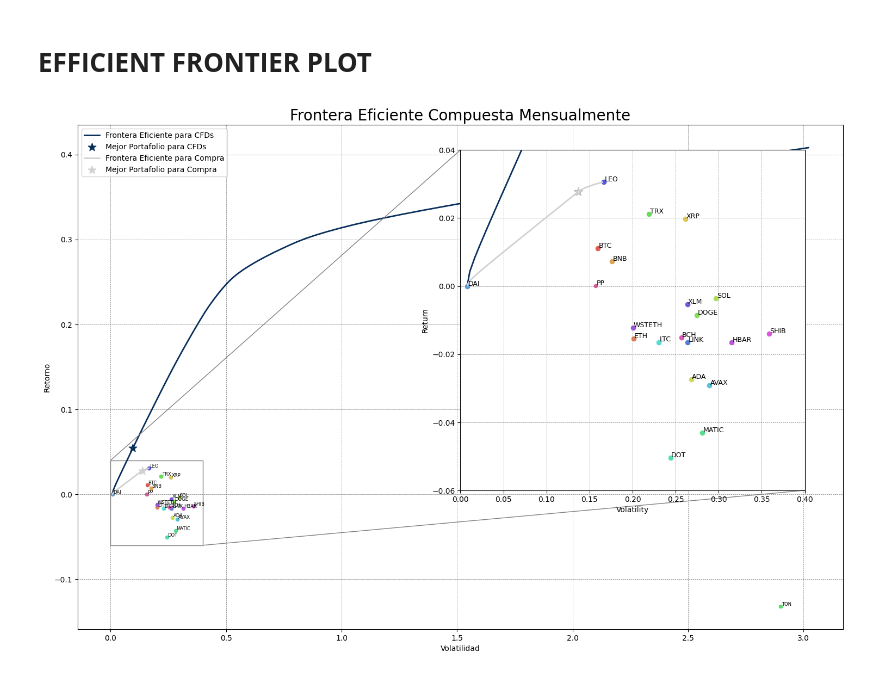
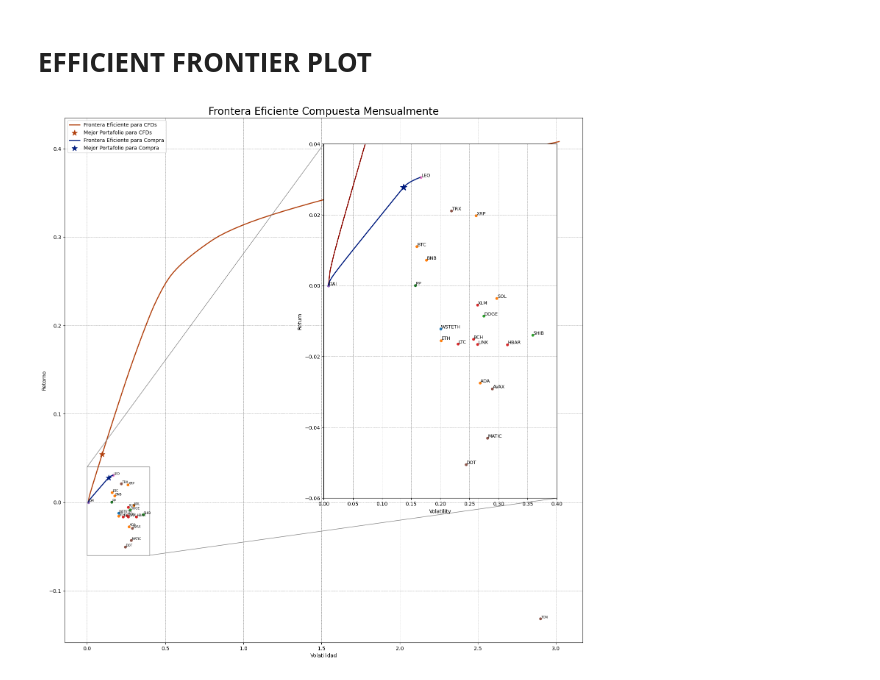
Before and after one commit to heritaco/Proyecto, a Jupyter notebook: 04-Crypto-Dashboard/04-Efficient-Frontier.ipynb, the cells around one changed output. Saved outputs shown, nothing was run; the diff lists cells and outputs as text; code cells hidden in the pictures.

```diff
--- a/04-Crypto-Dashboard/04-Efficient-Frontier.ipynb
+++ b/04-Crypto-Dashboard/04-Efficient-Frontier.ipynb
@@ -63,15 +63,15 @@ pprm = (1 + pprm) ** ( 30/len(ppr) ) - 1
 ewrs = ewrs * np.sqrt(30)
 pprs = pprs * np.sqrt(30)
 # %%
-# Set the color palette
-palette = sns.color_palette("hls", len(data_index.columns))
+# # Set the color palette
+# palette = sns.color_palette("tab10", len(data_index.columns))
 
 
 
 # ------------------- Efficient Frontier for CFDs -------------------
 
 # Plot the efficient frontier
-fig, ax = plt.subplots(figsize=(15, 10))                                # Create a figure and a set of subplots
+fig, ax = plt.subplots(figsize=(15, 15))                                # Create a figure and a set of subplots
 efcfdms = efcfd.deepcopy()                                              # Efficietn Frontier CFD Max Sharpe
 efcfdpl = efcfd.deepcopy()                                              # Efficient Frontier CFD Plot
 plotting.plot_efficient_frontier(efcfdpl, ax=ax, show_assets=False)     # Plot the efficient frontier (without the individual assets for now)
@@ -80,7 +80,7 @@ plotting.plot_efficient_frontier(efcfdpl, ax=ax, show_assets=False)     # Plot t
 # Change the line of the efficient frontier
 for line in ax.get_lines():
     if line.get_label() == 'Efficient frontier':
-        line.set_color('#082f5a')
+        line.set_color('#b1400d')
         line.set_linewidth(2)
         line.set_label("Frontera Eficiente para CFDs")
 
@@ -88,11 +88,13 @@ for line in ax.get_lines():
 # find the tangency portfolio and plot it
 efcfdms.max_sharpe()
 ret_tangent, std_tangent, _ = efcfdms.portfolio_performance()
-ax.scatter(std_tangent, ret_tangent, marker="*", s=120, c="#082f5a", label="Mejor Portafolio para CFDs")
+ax.scatter(std_tangent, ret_tangent, marker="*", s=120, c="#b1400d", label="Mejor Portafolio para CFDs")
 
 
 
 # ------------------- Efficient Frontier for Only Buy -------------------
+
+
 
 # Plot the efficient frontier
 efbuyms = efbuy.deepcopy()                                              # Efficient Frontier Buy Max Sharpe
@@ -103,33 +105,76 @@ plotting.plot_efficient_frontier(eybuypl, ax=ax, show_assets=False)     # Plot t
 # Change the line of the efficient frontier
 for line in ax.get_lines():
     if line.get_label() == 'Efficient frontier':
-        line.set_color('#d1d1d1')
+        line.set_color('#001c7f')
         line.set_linewidth(2)
         line.set_label("Frontera Eficiente para Compra")
 
 # find the tangency portfolio and plot it
 efbuyms.max_sharpe()
 ret_tangent, std_tangent, _ = efbuyms.portfolio_performance()
-ax.scatter(std_tangent, ret_tangent, marker="*", s=120, c="#d1d1d1", label="Mejor Portafolio para Compra")
+ax.scatter(std_tangent, ret_tangent, marker="*", s=120, c="#001c7f", label="Mejor Portafolio para Compra")
 
 
 
 # ------------------- Individual Assets -------------------
 
+
+classification = {
+    'BTC': 'Mayor Cap. Mercado',
+    'ETH': 'Mayor Cap. Mercado',
+    'USDT': 'Stablecoins',
+    'BNB': 'Mayor Cap. Mercado',
+    'USDC': 'Stablecoins',
+    'XRP': 'Mayor Cap. Mercado',
+    'ADA': 'Mayor Cap. Mercado',
+    'SOL': 'Mayor Cap. Mercado',
+    'DOGE': 'Memecoins',
+    'DAI': 'Stablecoins',
+    'TRX': 'Tokens Blockchain',
+    'TON': 'Tokens Blockchain',
+    'MATIC': 'Tokens Blockchain',
+    'DOT': 'Tokens Blockchain',
+    'AVAX': 'Tokens Blockchain',
+    'STETH': 'Tokens Blockchain',
+    'WSTETH': 'Activos Envueltos',
+    'SUI': 'Tokens Blockchain',
+    'WBTC': 'Activos Envueltos',
+    'WTRX': 'Activos Envueltos',
+    'LTC': 'Pagos & DeFi',
+    'LINK': 'Pagos & DeFi',
+    'XLM': 'Pagos & DeFi',
+    'HBAR': 'Pagos & DeFi',
+    'BCH': 'Pagos & DeFi',
+    'SHIB': 'Memecoins',
+    'LEO': 'Tokens de Exchange'
+}
+
 # Annotate each asset with its volatility (x) and expected return (y)
 asset_volatilities = np.sqrt(np.diag(s))
 asset_returns = np.array(mu)
 
+# Define unique categories and create a color palette based on classification
+palette = {
+    'Activos Envueltos': (0.12156862745098039, 0.4666666666666667, 0.7058823529411765),
+    'Mayor Cap. Mercado': (1.0, 0.4980392156862745, 0.054901960784313725),
+    'Memecoins': (0.17254901960784313, 0.6274509803921569, 0.17254901960784313),
+    'Pagos & DeFi': (0.8392156862745098, 0.15294117647058825, 0.1568627450980392),
+    'Stablecoins': (0.5803921568627451, 0.403921568627451, 0.7411764705882353),
+    'Tokens Blockchain': (0.5490196078431373, 0.33725490196078434, 0.29411764705882354),
+    'Tokens de Exchange': (0.8901960784313725, 0.4666666666666667, 0.7607843137254902)
+}
+
+# Annotate each asset with its volatility (x) and expected return (y)
 for i, txt in enumerate(data.columns):
+    category = classification.get(txt, "Unknown")
+    color = palette[category]
     ax.annotate(txt, (asset_volatilities[i], asset_returns[i]), xytext=(1, 1), textcoords='offset points', fontsize=6)
-    ax.scatter(asset_volatilities[i], asset_returns[i], marker='o', color=palette[i], s=20)
+    ax.scatter(asset_volatilities[i], asset_returns[i], marker='o', color=color, s=20)
 
-# add the equal weighted portfolio to the plot
-# ax.scatter(ewrs, ewrm, marker="o", s=20, color=palette[-1])
-ax.scatter(pprs, pprm, marker="o", s=20, color=palette[-2])
+# Add the equal weighted portfolio to the plot
+ax.scatter(pprs, pprm, marker="o", s=20, color='#12711c')
 
-# add text for the equal weighted portfolio
-# ax.annotate('EWP', (ewrs, ewrm), xytext=(1, 1), textcoords='offset points', fontsize=6)
+# Add text for the equal weighted portfolio
 ax.annotate('PP', (pprs, pprm), xytext=(1, 1), textcoords='offset points', fontsize=6)
 
 
@@ -147,17 +192,20 @@ axins = ax.inset_axes([.95 - width, .95 - height, width, height]) # x, y, width,
 axins.set_xlim(x_zoom)
 axins.set_ylim(y_zoom)
 
-# Plot the same data on the inset
+# Define unique categories and create a color palette based on classification
+
+
+# Annotate each asset with its volatility (x) and expected return (y)
 for i, txt in enumerate(data.columns):
+    category = classification.get(txt, "Unknown")
+    color = palette[category]
     axins.annotate(txt, (asset_volatilities[i], asset_returns[i]), xytext=(1, 1), textcoords='offset points', fontsize=9)
-    axins.scatter(asset_volatilities[i], asset_returns[i], marker='o', s=35, color=palette[i])
+    axins.scatter(asset_volatilities[i], asset_returns[i], marker='o', color=color, s=20)
 
-# add the equal weighted portfolio to the plot
-# axins.scatter(ewrs, ewrm, marker="o", s=20, color=palette[-1])
-axins.scatter(pprs, pprm, marker="o", s=20, color=palette[-2])
+# Add the equal weighted portfolio to the plot
+axins.scatter(pprs, pprm, marker="o", s=20, color='#12711c')
 
-# add text for the equal weighted portfolio
-# axins.annotate('EWP', (ewrs, ewrm), xytext=(1, 1), textcoords='offset points', fontsize=6)
+# Add text for the equal weighted portfolio
 axins.annotate('PP', (pprs, pprm), xytext=(1, 1), textcoords='offset points', fontsize=9)
 
 
@@ -168,49 +216,49 @@ plotting.plot_efficient_frontier(efcfdpl2, ax=axins, show_assets=False, showfig=
 
 for line in axins.get_lines():
     if line.get_label() == 'Efficient frontier':
-        line.set_color('#082f5a')
+        line.set_color('#8c0800')
         line.set_linewidth(2)
         line.set_label("Frontera Eficiente para CFDs")
 
-axins.scatter(std_tangent, ret_tangent, marker="*", s=120, c="#082f5a")
+axins.scatter(std_tangent, ret_tangent, marker="*", s=120, c="#8c0800")
 
 
 efbuypl2 = efbuy.deepcopy()
 plotting.plot_efficient_frontier(efbuypl2, ax=axins, show_assets=False, showfig=False)
 for line in axins.get_lines():
     if line.get_label() == 'Efficient frontier':
-        line.set_color('#d1d1d1')
+        line.set_color('#001c7f')
         line.set_linewidth(2)
         line.set_label("Frontera Eficiente para CFDs")
-axins.scatter(std_tangent, ret_tangent, marker="*", s=120, c="#d1d1d1")
+axins.scatter(std_tangent, ret_tangent, marker="*", s=180, c="#001c7f")
 
 # add grid
 axins.grid(True, color='gray', linestyle='--', linewidth=0.5)
 axins.get_legend().remove()
 
 # Mark the zoomed area on the main plot
 mark_inset(ax, axins, loc1=2, loc2=4, fc="none", ec="0.5")
 
 
 
 # ------------------- Final adjustments -------------------
 
 # Add new legend with updated labels
 handles, labels = ax.get_legend_handles_labels()
 new_labels = ['Cryptos' if label == 'assets' else label for label in labels]
 ax.legend(handles, new_labels)
 ax.set_facecolor('white')
 
 ax.grid(True, color='gray', linestyle='--', linewidth=0.5)
 # ax.set_xticks(np.arange(0, int(ax.get_xlim()[1]) + 1, 1))
 
 
 # Plot the efficient frontier
 plt.tight_layout()
 plt.title('Frontera Eficiente Compuesta Mensualmente', fontsize=20, color='black')
 ax.set_xlabel('Volatilidad')
 ax.set_ylabel('Retorno')
 plt.savefig("svg/04-efficient_frontier-1m.svg", format="svg", bbox_inches='tight')
 plt.show()
 # %% [output]
-[figure, old version]
+[figure, new version]
```
Also changed, not shown: parts of 3 cells of this notebook, 42 other files.
